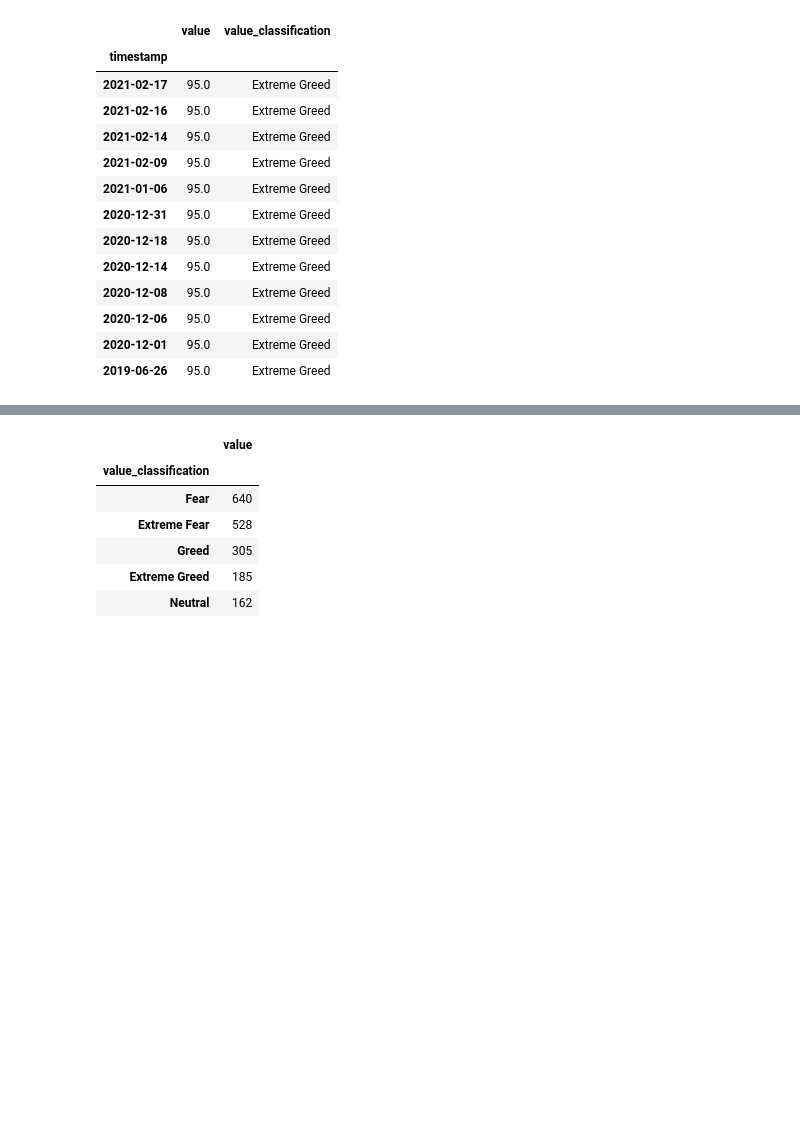
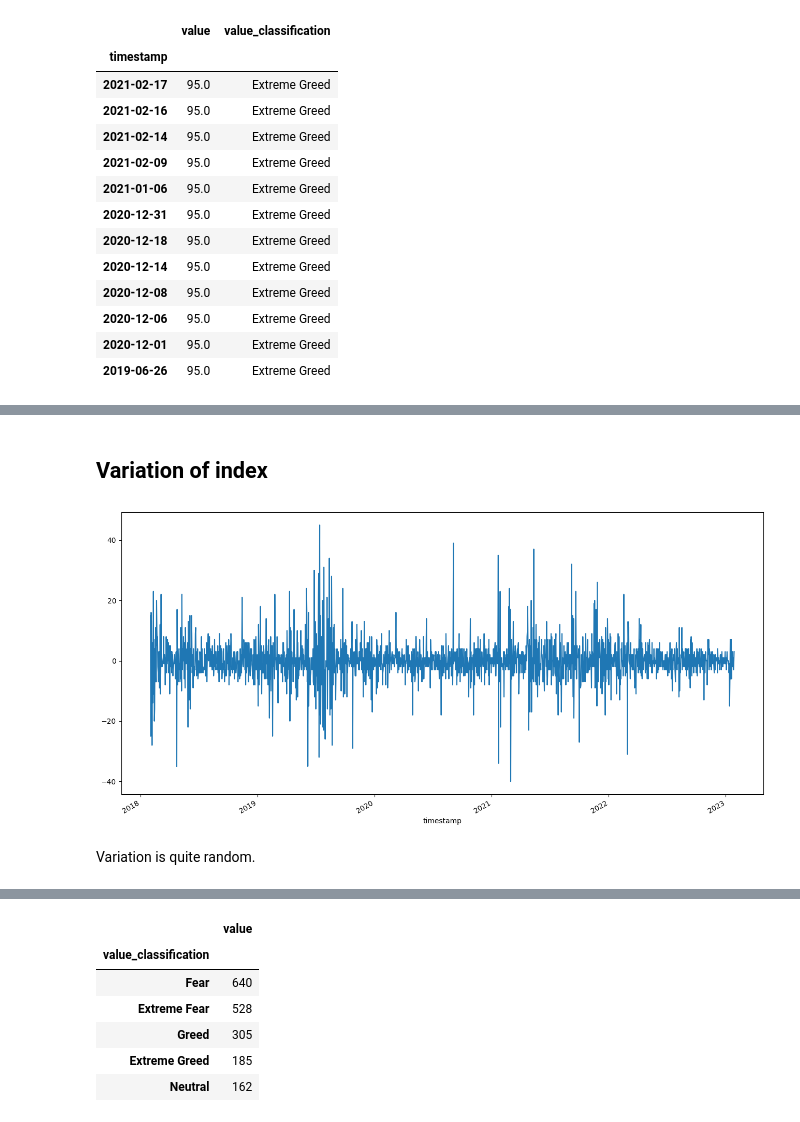
Before and after one commit to Ksyu22/crypto_prediction, a Jupyter notebook: notebooks/data.ipynb, the cells around one changed output, grey strips where cells are left out. Drawn from its saved outputs; the diff is of its cells as text; code cells hidden in the pictures; blank space fills up the shorter version.

```diff
--- a/notebooks/data.ipynb
+++ b/notebooks/data.ipynb
@@ -146,0 +176,8 @@ max_val
+# %% [markdown]
+## Variation of index
+# %%
+fng_df.value.diff(periods=1).plot(figsize=(16,8));
+# %% [output]
+[figure, added]
+# %% [markdown]
+Variation is quite random.
```
Also changed, not shown: parts of 25 cells of this notebook, 1 other file.
